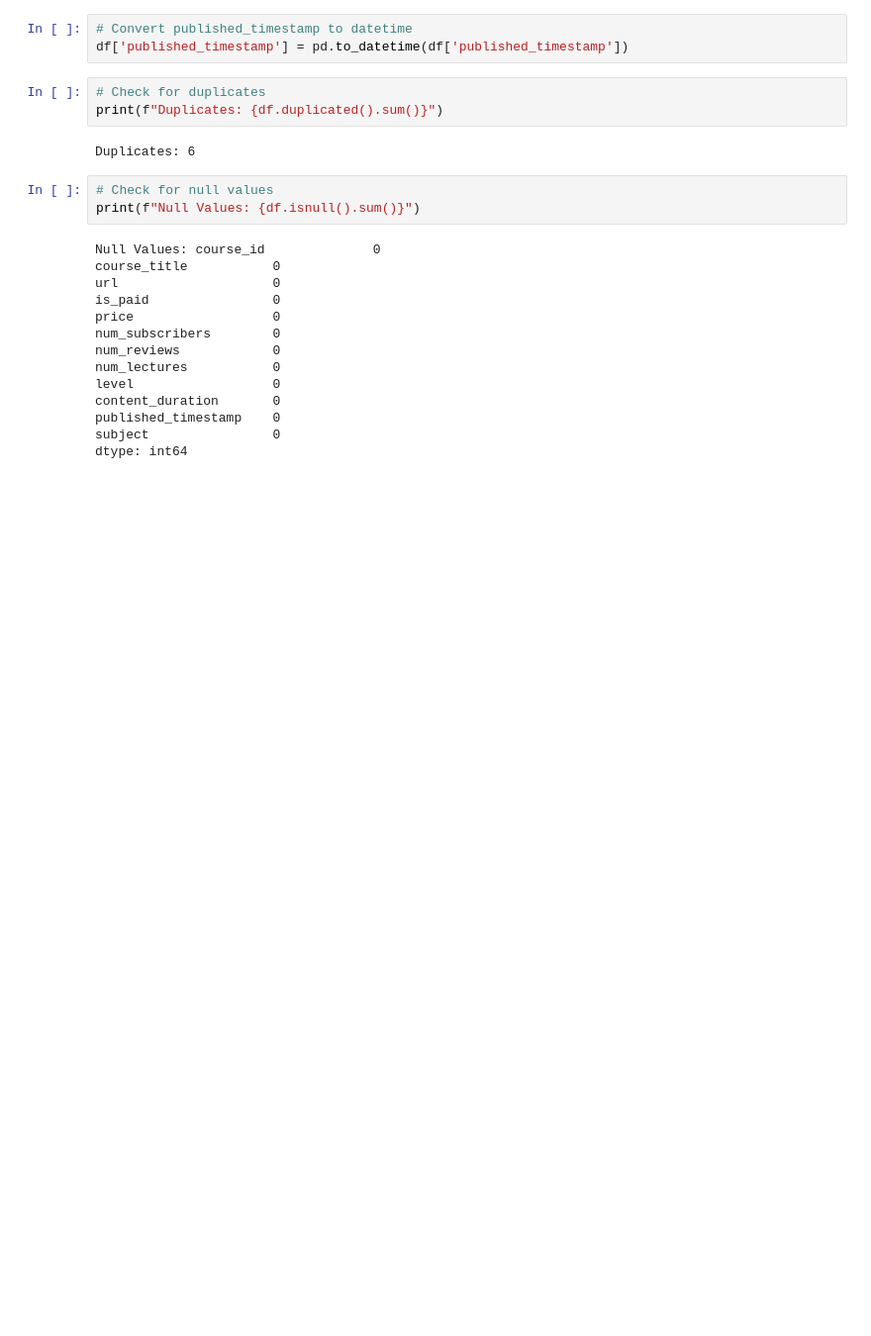
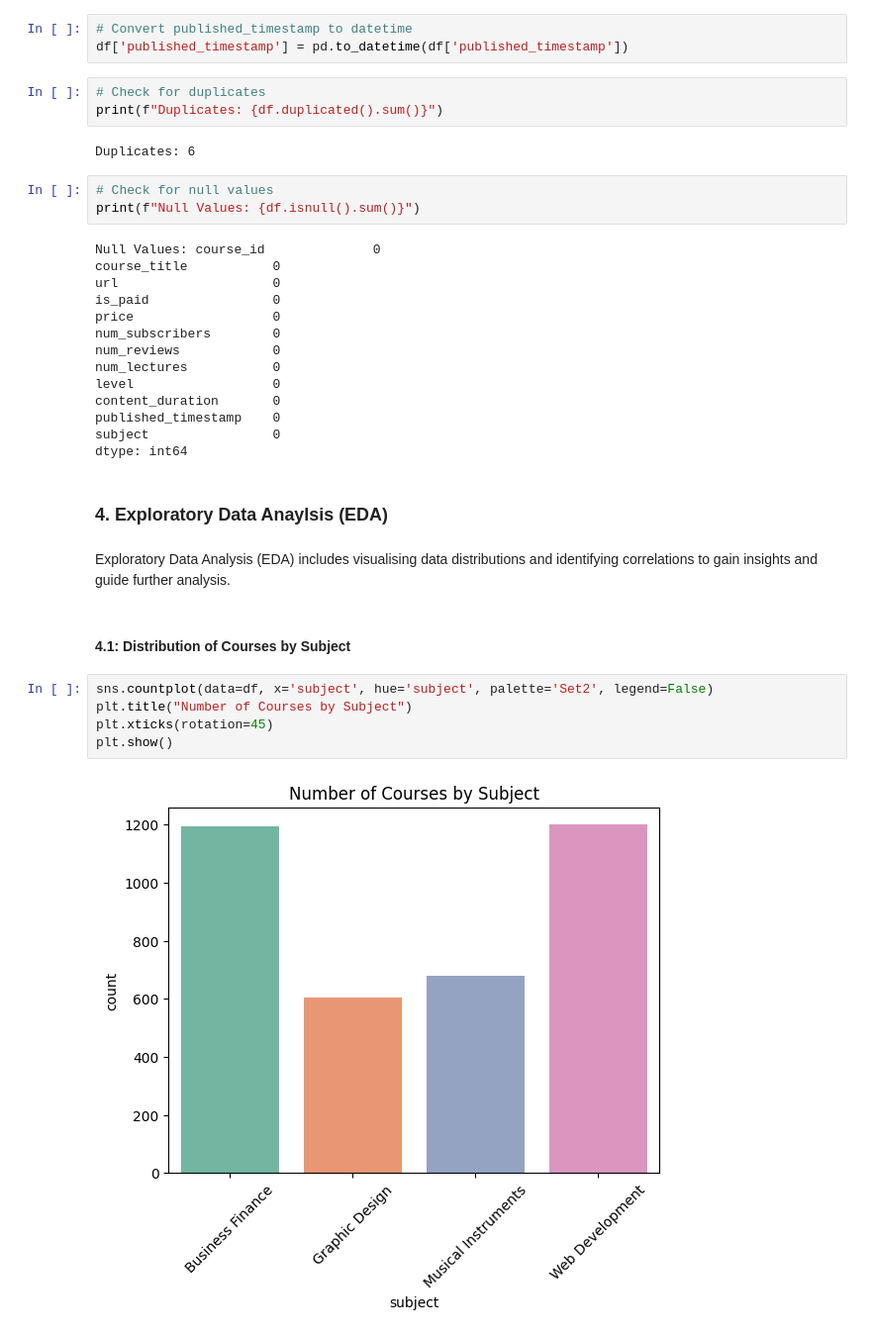
Before and after one commit to hirakhan95/course-cost-analyzer, a Jupyter notebook: jupyter_notebooks/2. Exploratory_Data_Analysis.ipynb, the cells around one changed output. Shown at 99% size. Cells and saved outputs as stored; diff of their text form; blank space fills up the shorter version.

Commit message:
created charts and plots for better understanding of the data

```diff
--- a/jupyter_notebooks/2. Exploratory_Data_Analysis.ipynb
+++ b/jupyter_notebooks/2. Exploratory_Data_Analysis.ipynb
@@ -108,3 +108,16 @@ content_duration       0
 published_timestamp    0
 subject                0
 dtype: int64
+# %% [markdown]
+### 4. Exploratory Data Anaylsis (EDA)
+# %% [markdown]
+Exploratory Data Analysis (EDA) includes visualising data distributions and identifying correlations to gain insights and guide further analysis.
+# %% [markdown]
+#### 4.1: Distribution of Courses by Subject
+# %%
+sns.countplot(data=df, x='subject', hue='subject', palette='Set2', legend=False)
+plt.title("Number of Courses by Subject")
+plt.xticks(rotation=45)
+plt.show()
+# %% [output]
+[figure, added]
```
Also changed, not shown: parts of 17 cells of this notebook.
